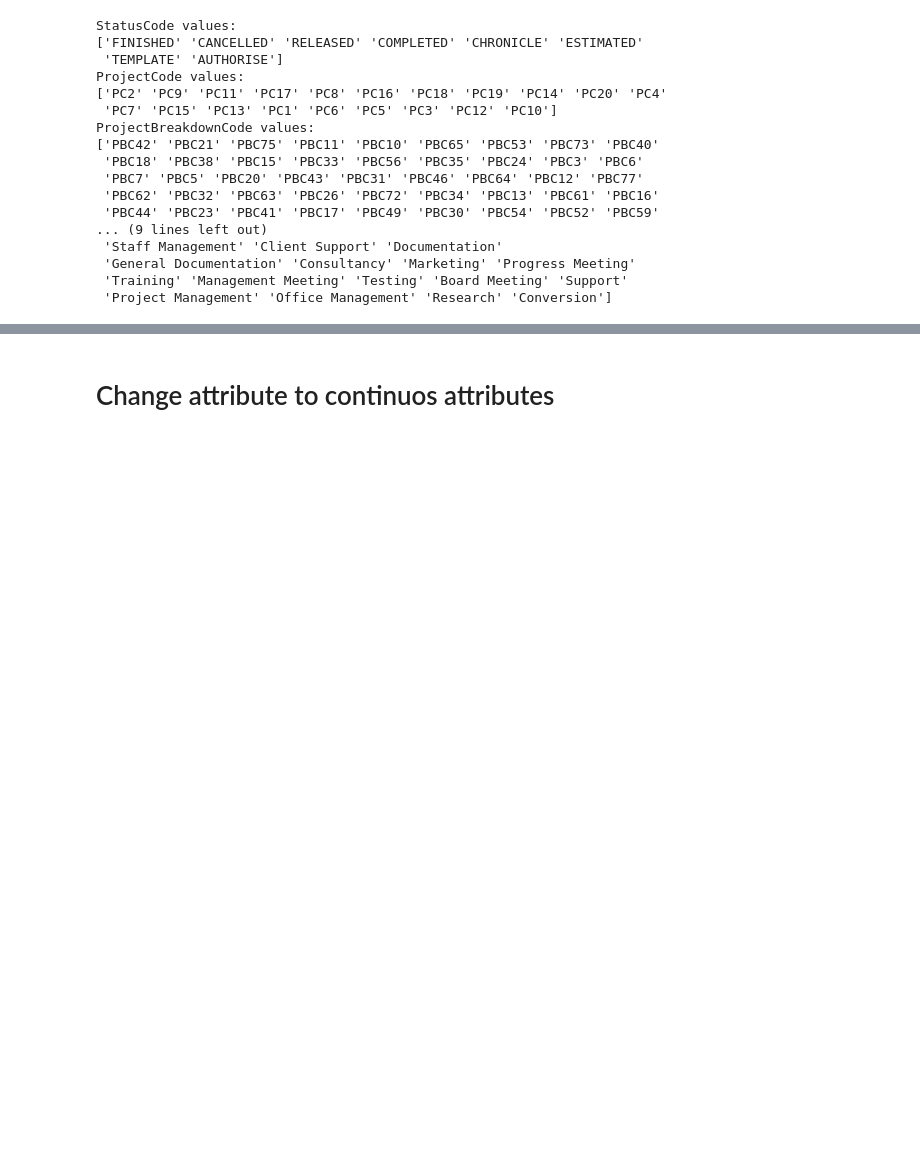
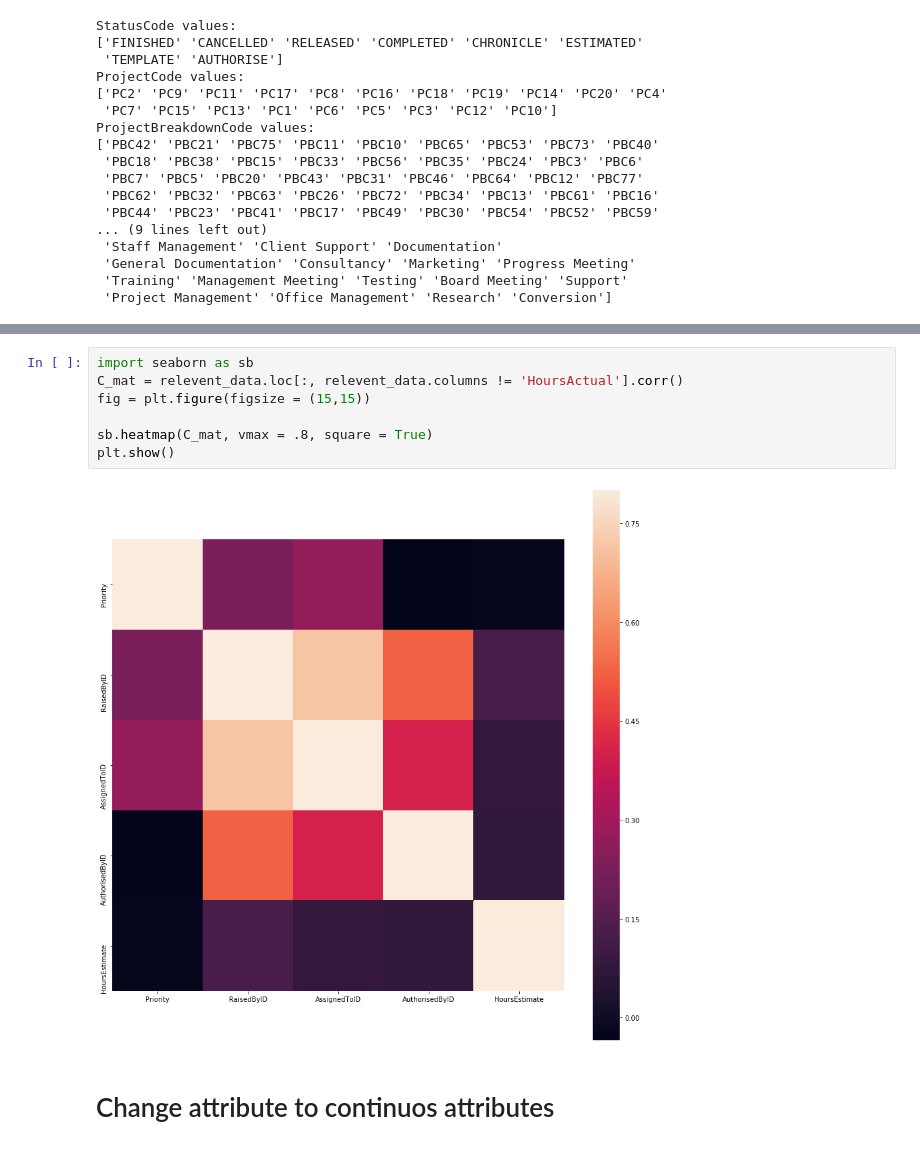
Before and after one commit to orlevit/EffortEstimation, a Jupyter notebook: notebooks/DataExploration.ipynb, the cells around one changed output, grey strips where cells are left out. Cells and saved outputs as stored; diff of their text form; blank space fills up the shorter version.

```diff
--- a/notebooks/DataExploration.ipynb
+++ b/notebooks/DataExploration.ipynb
@@ -61,3 +86,12 @@ dtype: object
+# %%
+import seaborn as sb
+C_mat = relevent_data.loc[:, relevent_data.columns != 'HoursActual'].corr()
+fig = plt.figure(figsize = (15,15))
+
+sb.heatmap(C_mat, vmax = .8, square = True)
+plt.show()
+# %% [output]
+[figure, added]
 # %% [markdown]
 # Change attribute to continuos attributes
 # %%
```
Also changed, not shown: parts of 12 cells of this notebook, 1 other file.
